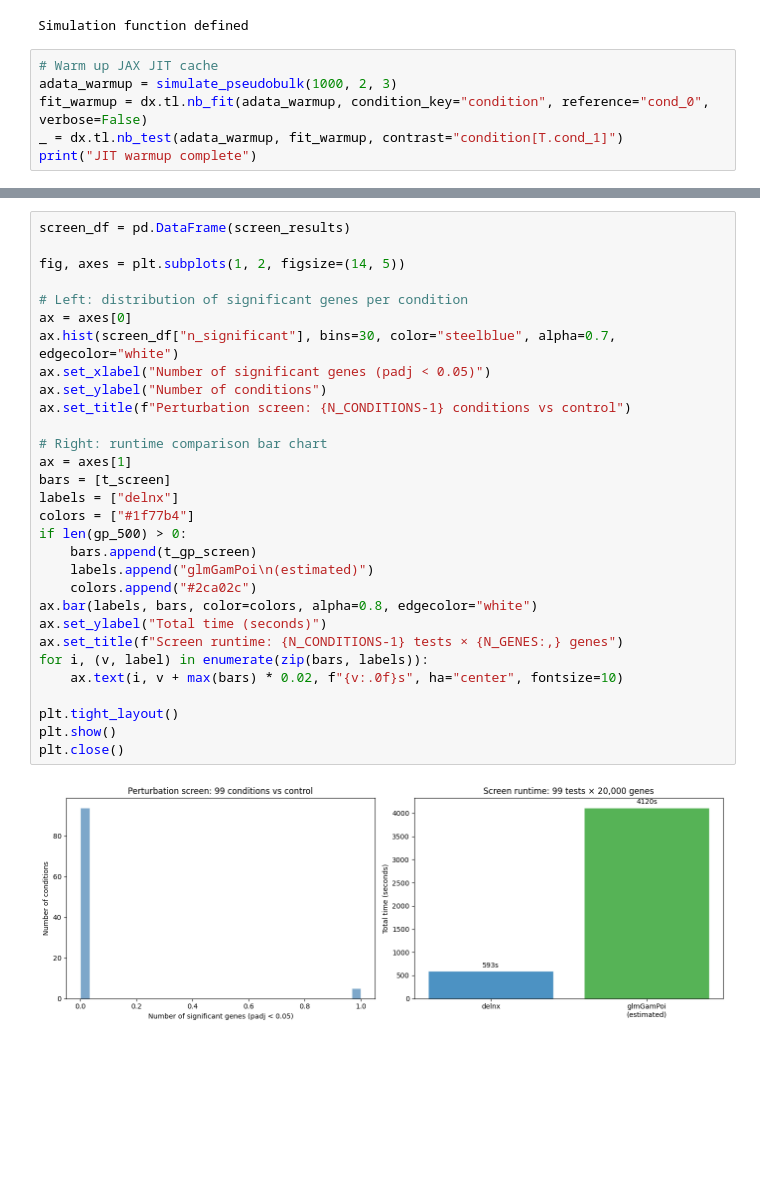
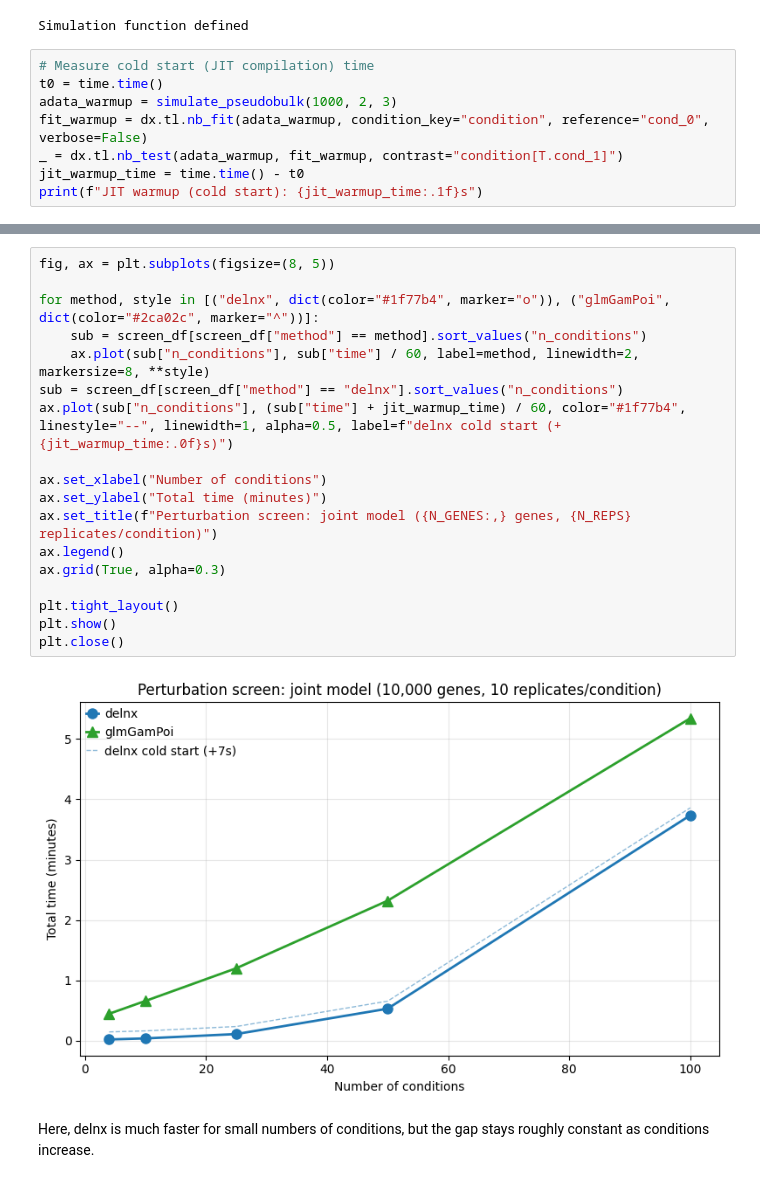
Before and after one commit to mlbelab/delnx, a Jupyter notebook: docs/notebooks/benchmark.ipynb, the cells around one changed output, grey strips where cells are left out. Cells and saved outputs as stored; diff of their text form; blank space fills up the shorter version.

```diff
--- a/docs/notebooks/benchmark.ipynb
+++ b/docs/notebooks/benchmark.ipynb
@@ -207,9 +200,11 @@ print("Simulation function defined")
 # %% [output]
 Simulation function defined
 # %%
-# Warm up JAX JIT cache
+# Measure cold start (JIT compilation) time
+t0 = time.time()
 adata_warmup = simulate_pseudobulk(1000, 2, 3)
 fit_warmup = dx.tl.nb_fit(adata_warmup, condition_key="condition", reference="cond_0", verbose=False)
 _ = dx.tl.nb_test(adata_warmup, fit_warmup, contrast="condition[T.cond_1]")
-print("JIT warmup complete")
+jit_warmup_time = time.time() - t0
+print(f"JIT warmup (cold start): {jit_warmup_time:.1f}s")
 # %% [output]
@@ -466,32 +380,22 @@ Speedup:          7.0×
 # %%
-screen_df = pd.DataFrame(screen_results)
+fig, ax = plt.subplots(figsize=(8, 5))
 
-fig, axes = plt.subplots(1, 2, figsize=(14, 5))
+for method, style in [("delnx", dict(color="#1f77b4", marker="o")), ("glmGamPoi", dict(color="#2ca02c", marker="^"))]:
+    sub = screen_df[screen_df["method"] == method].sort_values("n_conditions")
+    ax.plot(sub["n_conditions"], sub["time"] / 60, label=method, linewidth=2, markersize=8, **style)
+sub = screen_df[screen_df["method"] == "delnx"].sort_values("n_conditions")
+ax.plot(sub["n_conditions"], (sub["time"] + jit_warmup_time) / 60, color="#1f77b4", linestyle="--", linewidth=1, alpha=0.5, label=f"delnx cold start (+{jit_warmup_time:.0f}s)")
 
-# Left: distribution of significant genes per condition
-ax = axes[0]
-ax.hist(screen_df["n_significant"], bins=30, color="steelblue", alpha=0.7, edgecolor="white")
-ax.set_xlabel("Number of significant genes (padj < 0.05)")
-ax.set_ylabel("Number of conditions")
-ax.set_title(f"Perturbation screen: {N_CONDITIONS-1} conditions vs control")
-
-# Right: runtime comparison bar chart
-ax = axes[1]
-bars = [t_screen]
-labels = ["delnx"]
-colors = ["#1f77b4"]
-if len(gp_500) > 0:
-    bars.append(t_gp_screen)
-    labels.append("glmGamPoi\n(estimated)")
-    colors.append("#2ca02c")
-ax.bar(labels, bars, color=colors, alpha=0.8, edgecolor="white")
-ax.set_ylabel("Total time (seconds)")
-ax.set_title(f"Screen runtime: {N_CONDITIONS-1} tests × {N_GENES:,} genes")
-for i, (v, label) in enumerate(zip(bars, labels)):
-    ax.text(i, v + max(bars) * 0.02, f"{v:.0f}s", ha="center", fontsize=10)
+ax.set_xlabel("Number of conditions")
+ax.set_ylabel("Total time (minutes)")
+ax.set_title(f"Perturbation screen: joint model ({N_GENES:,} genes, {N_REPS} replicates/condition)")
+ax.legend()
+ax.grid(True, alpha=0.3)
 
 plt.tight_layout()
 plt.show()
 plt.close()
 # %% [output]
-[figure, old version]
+[figure, new version]
+# %% [markdown]
+Here, delnx is much faster for small numbers of conditions, but the gap stays roughly constant as conditions increase.
```
Also changed, not shown: parts of 14 cells of this notebook, 3 other files.
